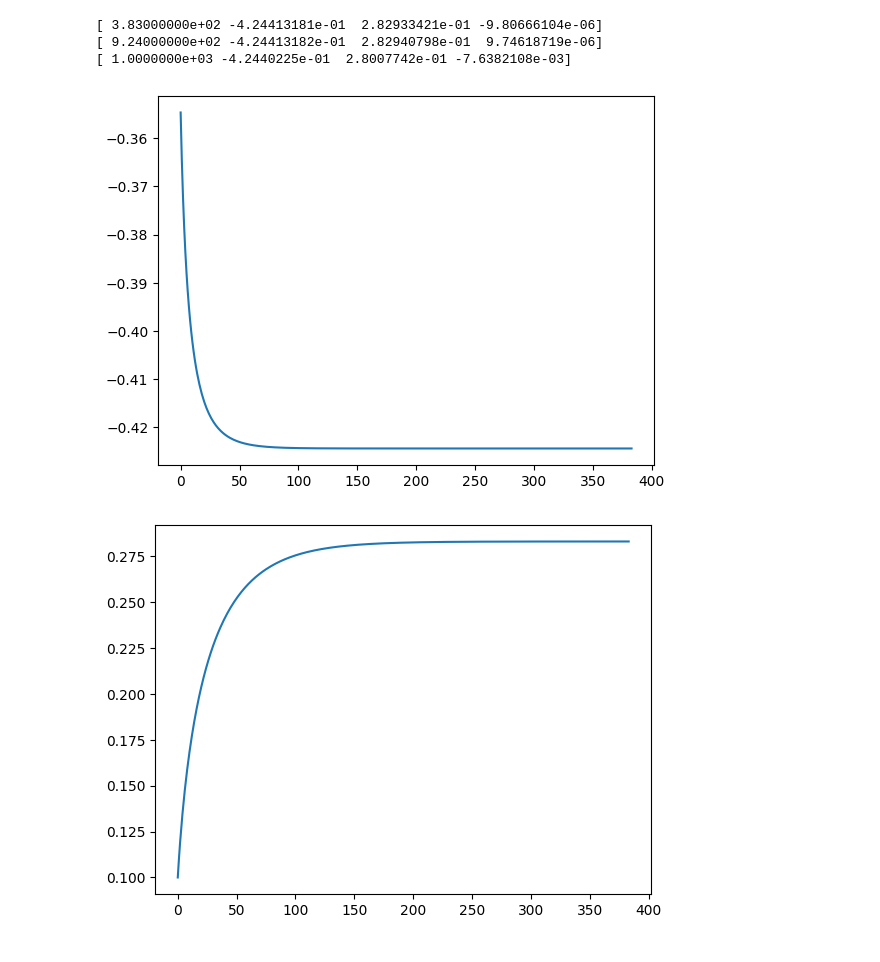
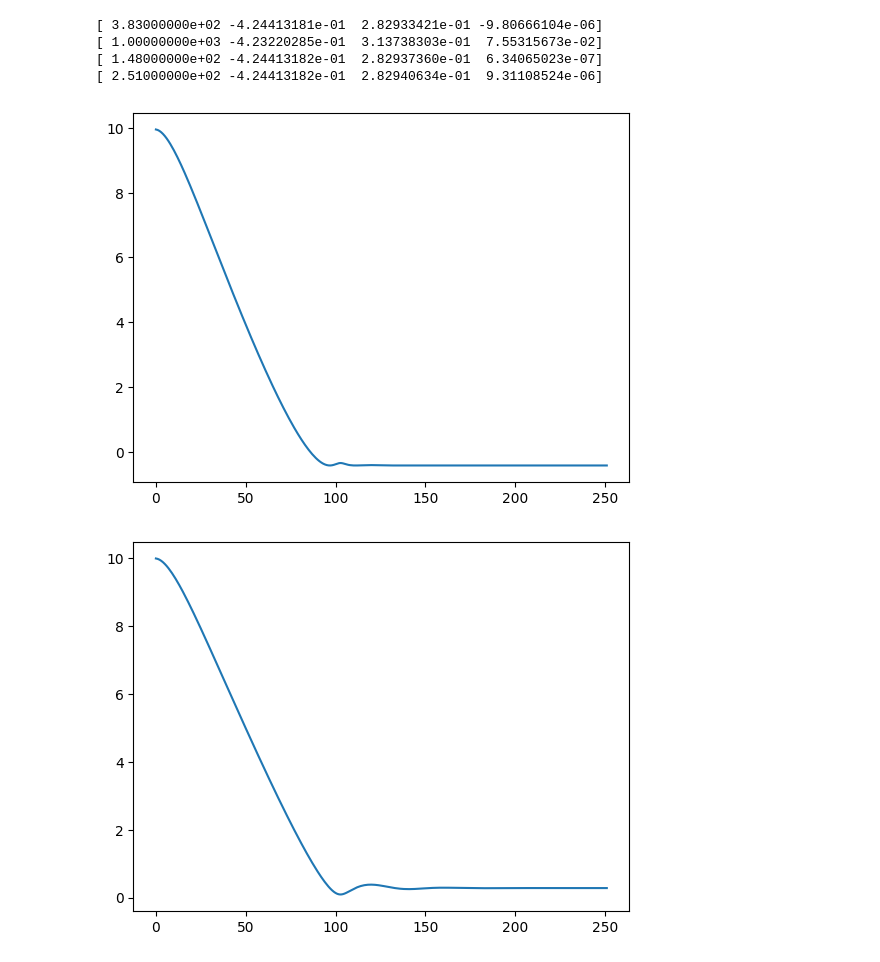
Before and after one commit to Blu3P34/Computational-Physics, a Jupyter notebook: Approximation for Hydrogen atom/Hydrogen.ipynb, the cells around one changed output. Drawn from its saved outputs; the diff is of its cells as text; code cells hidden in the pictures.

Commit message:
Momentum Gradient Descent added

```diff
--- a/Approximation for Hydrogen atom/Hydrogen.ipynb
+++ b/Approximation for Hydrogen atom/Hydrogen.ipynb
@@ -76,29 +76,45 @@ def Hydrogen4(a0,a1,a2,a3,print_eigenfunction) :
 # %%
 def gradient_descent1(a0,step_size,limit) :
     gradient = (Hydrogen1(a0+0.00001,0) - Hydrogen1(a0,0))/0.00001
     i = 0
     data = np.array([[i],[Hydrogen1(a0,0)],[a0],[gradient]])
     while i < limit and np.abs(gradient) > 0.00001:
         a0 = a0 - step_size*gradient
         i += 1
         gradient = (Hydrogen1(a0+0.00001,0) - Hydrogen1(a0,0))/0.00001
         data = np.append(data,[[i],[Hydrogen1(a0,0)],[a0],[gradient]], axis = 1)
     return data
 
+def momentum_gd1(a0,step_size,limit) :
+    gradient = (Hydrogen1(a0+0.00001,0) - Hydrogen1(a0,0))/0.00001
+    v = 0
+    i = 0
+    data = np.array([[i],[Hydrogen1(a0,0)],[a0],[gradient]])
+    while i < limit and np.abs(gradient) > 0.00001:
+        v = step_size*gradient + 0.9*v
+        a0 = a0 - v
+        i += 1
+        gradient = (Hydrogen1(a0+0.00001,0) - Hydrogen1(a0,0))/0.00001
+        data = np.append(data,[[i],[Hydrogen1(a0,0)],[a0],[gradient]], axis = 1)
+    return data
+
 test1 = gradient_descent1(0.1,0.01,1000)
-test2 = gradient_descent1(5,0.01,1000)
-test3 = gradient_descent1(0.28,0.00001,1000)
+test12= gradient_descent1(10,0.01,1000)
+test2 = momentum_gd1(0.1,0.01,1000)
+test22 = momentum_gd1(10,0.01,1000)
 
 for ele in range(1,4) :
     plt.figure(ele)
-    plt.plot(test1[0,:],test1[ele,:])
+    plt.plot(test22[0,:],test22[ele,:])
 
 print(test1[:,-1])
+print(test12[:,-1])
 print(test2[:,-1])
-print(test3[:,-1])
+print(test22[:,-1])
 # %% [output]
 [ 3.83000000e+02 -4.24413181e-01  2.82933421e-01 -9.80666104e-06]
-[ 9.24000000e+02 -4.24413182e-01  2.82940798e-01  9.74618719e-06]
-[ 1.0000000e+03 -4.2440225e-01  2.8007742e-01 -7.6382108e-03]
+[ 1.00000000e+03 -4.23220285e-01  3.13738303e-01  7.55315673e-02]
+[ 1.48000000e+02 -4.24413182e-01  2.82937360e-01  6.34065023e-07]
+[ 2.51000000e+02 -4.24413182e-01  2.82940634e-01  9.31108524e-06]
-[figure, old version]
+[figure, new version]
-[figure, old version]
+[figure, new version]
```
Also changed, not shown: parts of 3 cells of this notebook.
